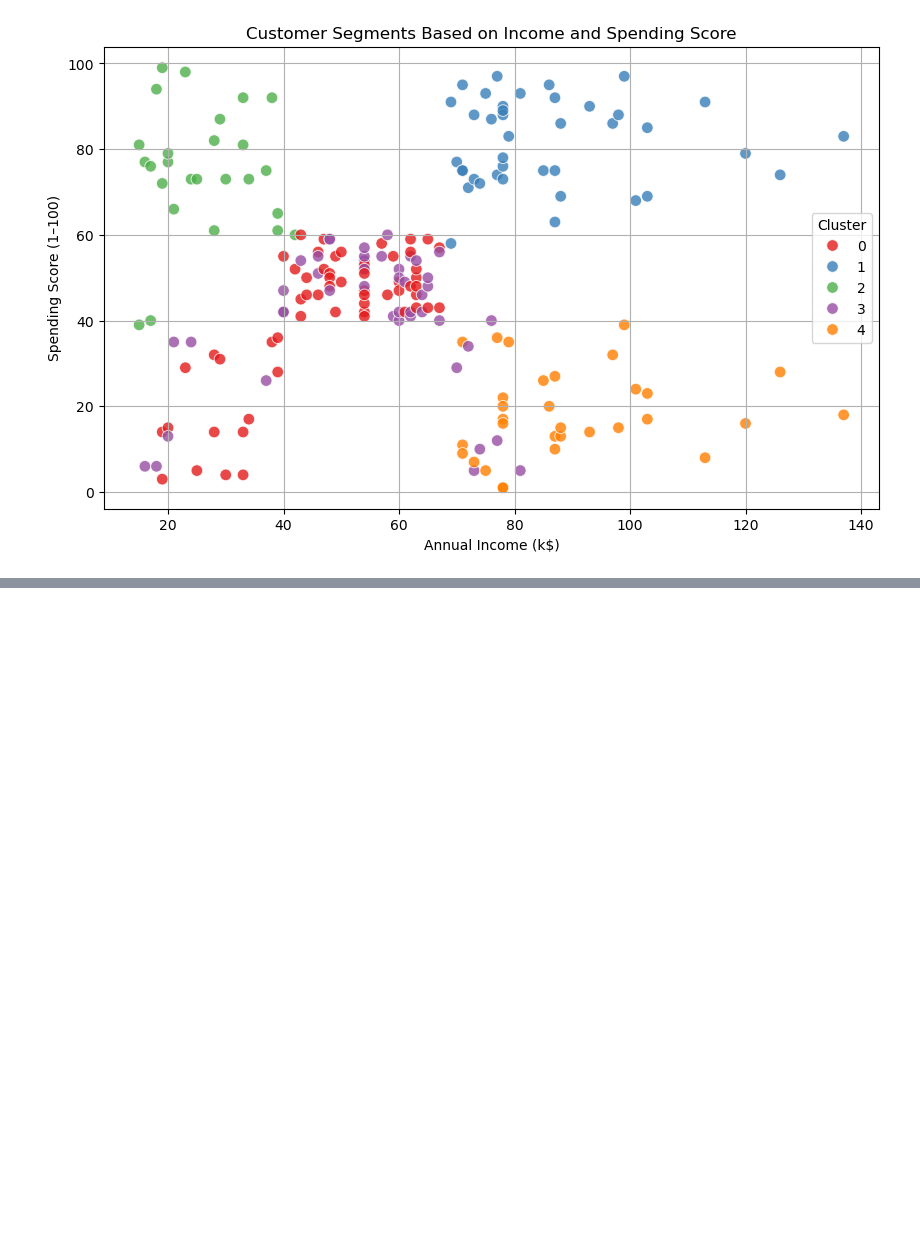
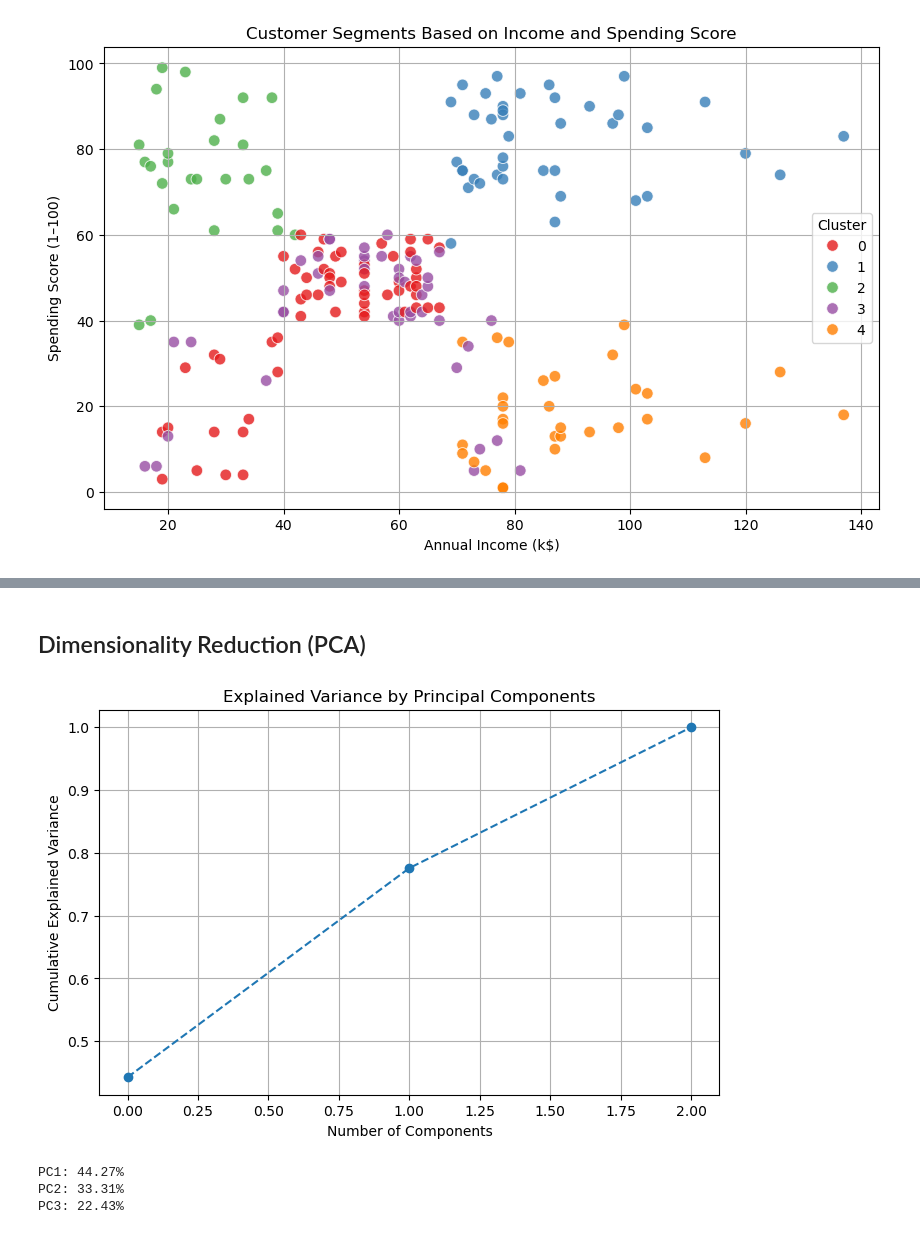
Before and after one commit to HermelaDev/Mall_Customers_Segmentation, a Jupyter notebook: customers.ipynb, the cells around one changed output, grey strips where cells are left out. Drawn from its saved outputs; the diff is of its cells as text; code cells hidden in the pictures; blank space fills up the shorter version.

```diff
--- a/customers.ipynb
+++ b/customers.ipynb
@@ -280,0 +318,15 @@ plt.show()
+# %%
+# Try different linkage methods and store results
+linkage_methods = ['ward', 'average', 'complete']
+clusters_dict = {}
+
+for method in linkage_methods:
+    model = AgglomerativeClustering(n_clusters=5, linkage=method)
+    labels = model.fit_predict(scaled_df)
+    clusters_dict[method] = labels
+    df[f'Cluster_{method}'] = labels
+
+# Display average Age, Income, and Spending Score for each cluster in each linkage method
+for method in linkage_methods:
+    print(f"\n Cluster Means for {method.capitalize()} Linkage:")
+    display(df.groupby(f'Cluster_{method}')[['Age', 'Annual Income (k$)', 'Spending Score (1-100)']].mean().round(2))
@@ -280,0 +487,24 @@ plt.show()
+# %% [markdown]
+## Dimensionality Reduction (PCA)
+# %%
+# Perform PCA on the scaled data
+pca = PCA()
+pca_components = pca.fit_transform(scaled_df)
+
+# Plot explained variance
+plt.figure(figsize=(8, 5))
+plt.plot(np.cumsum(pca.explained_variance_ratio_), marker='o', linestyle='--')
+plt.title('Explained Variance by Principal Components')
+plt.xlabel('Number of Components')
+plt.ylabel('Cumulative Explained Variance')
+plt.grid(True)
+plt.show()
+
+# Print individual explained variance
+for i, var in enumerate(pca.explained_variance_ratio_[:5]):
+    print(f"PC{i+1}: {var:.2%}")
+# %% [output]
+[figure, added]
+PC1: 44.27%
+PC2: 33.31%
+PC3: 22.43%
```
Also changed, not shown: parts of 26 cells of this notebook.
